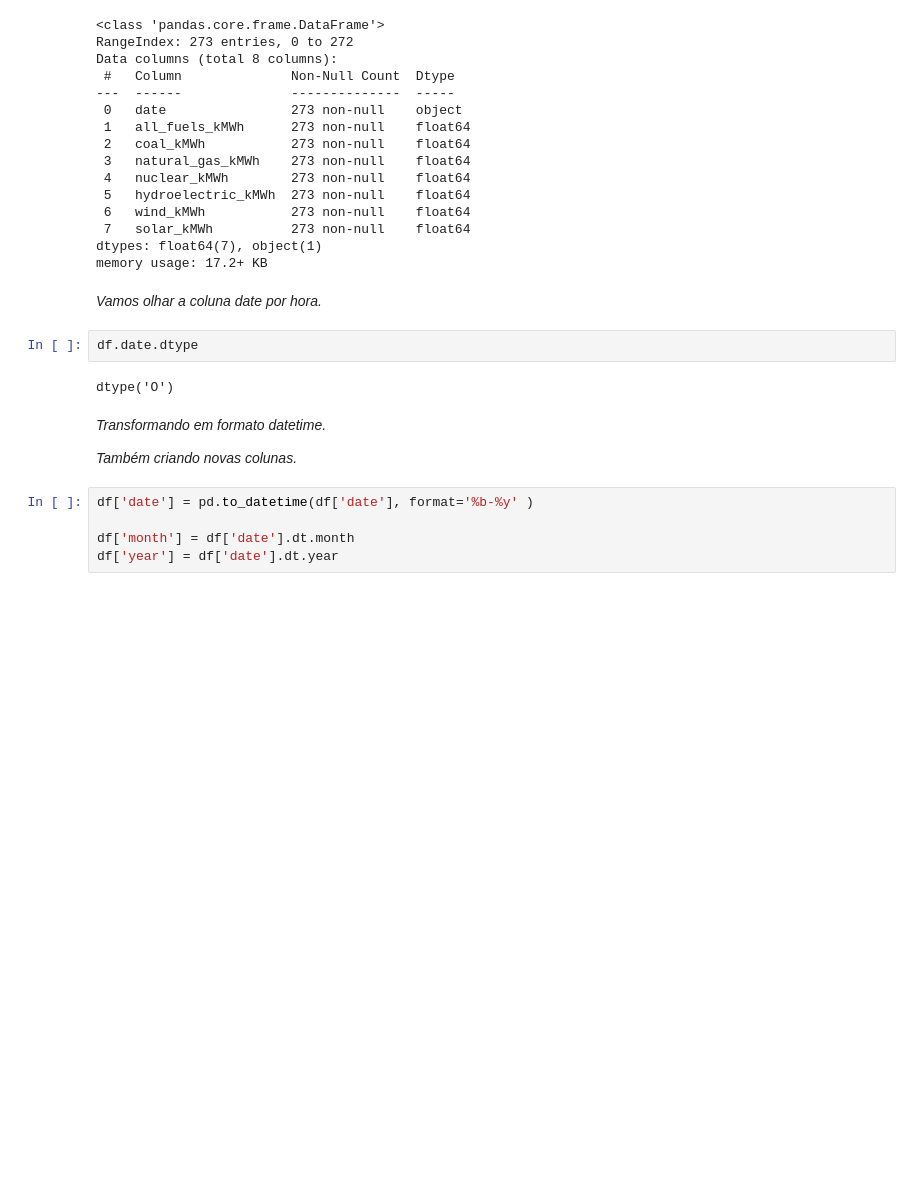
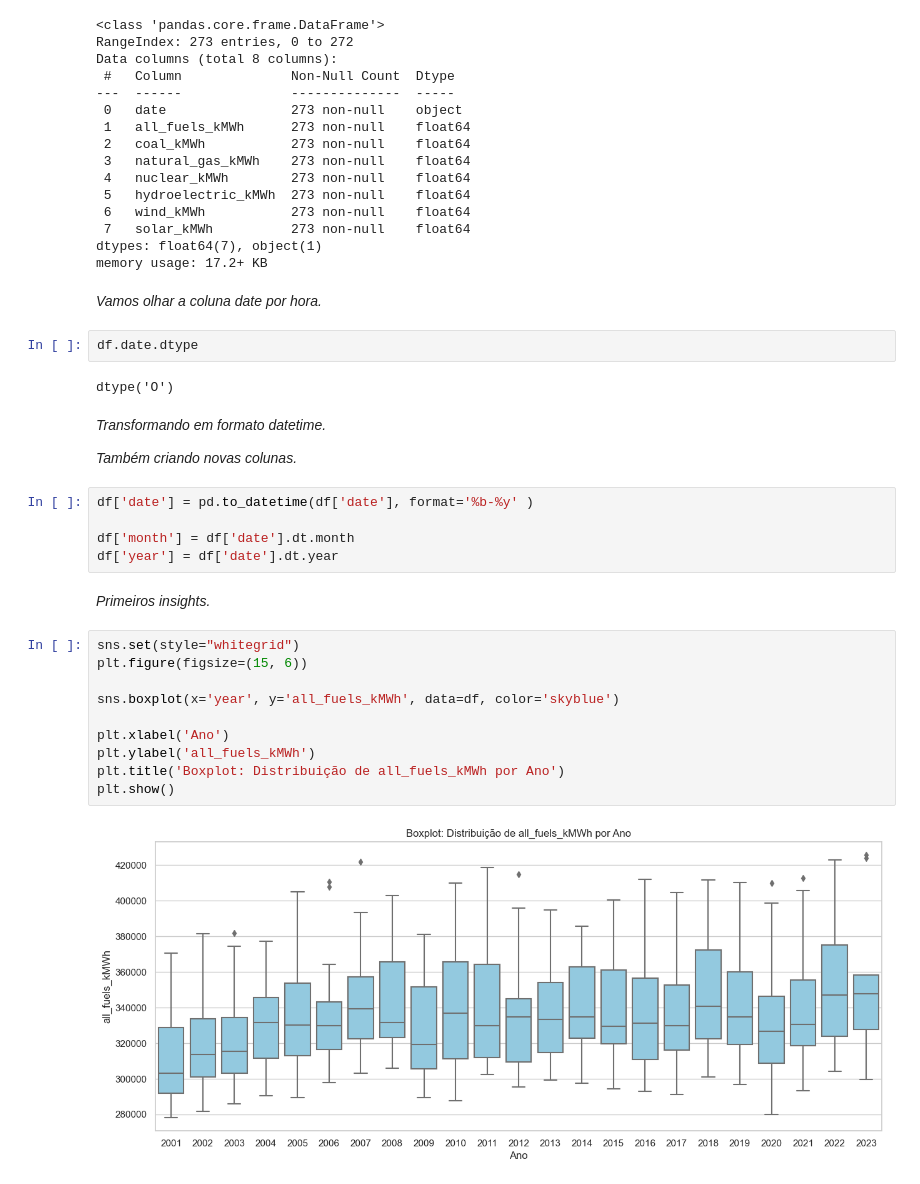
Before and after one commit to thiagonazario/Project_EnergyGeneration_USA, a Jupyter notebook: Project_EnergyGeneration_USA.ipynb, the cells around one changed output. Drawn from its saved outputs; the diff is of its cells as text; blank space fills up the shorter version.

```diff
--- a/Project_EnergyGeneration_USA.ipynb
+++ b/Project_EnergyGeneration_USA.ipynb
@@ -197,3 +181,17 @@ df['date'] = pd.to_datetime(df['date'], format='%b-%y' )
 
 df['month'] = df['date'].dt.month
 df['year'] = df['date'].dt.year
+# %% [markdown]
+*Primeiros insights.*
+# %%
+sns.set(style="whitegrid")
+plt.figure(figsize=(15, 6))
+
+sns.boxplot(x='year', y='all_fuels_kMWh', data=df, color='skyblue')
+
+plt.xlabel('Ano')
+plt.ylabel('all_fuels_kMWh')
+plt.title('Boxplot: Distribuição de all_fuels_kMWh por Ano')
+plt.show()
+# %% [output]
+[figure, added]
```
Also changed, not shown: parts of 3 cells of this notebook.
